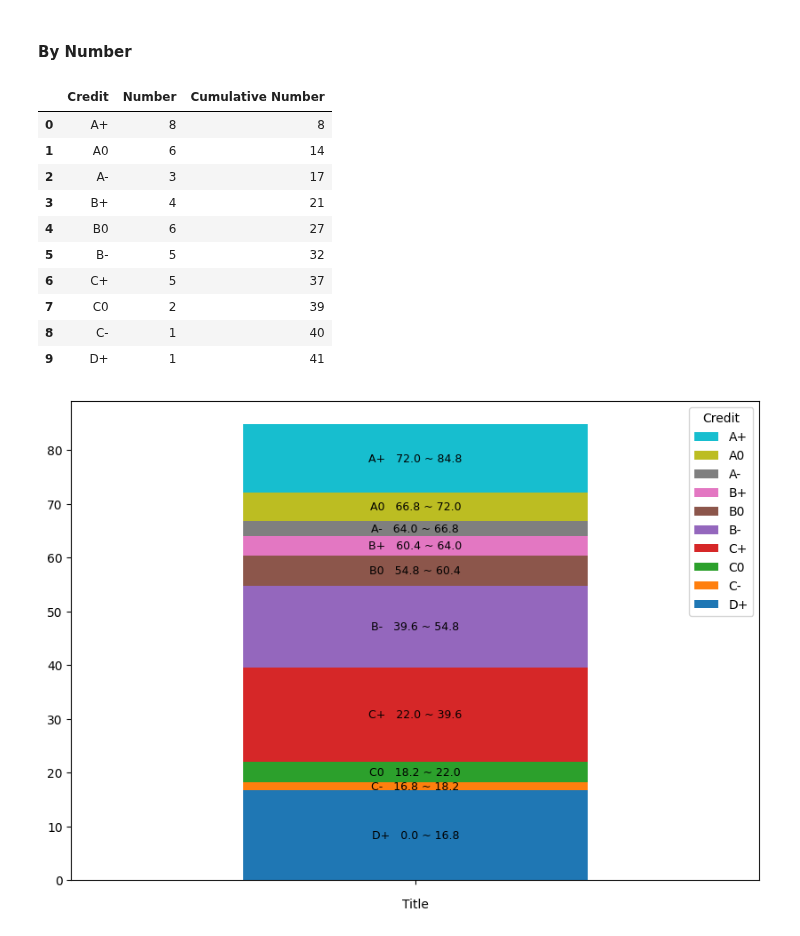
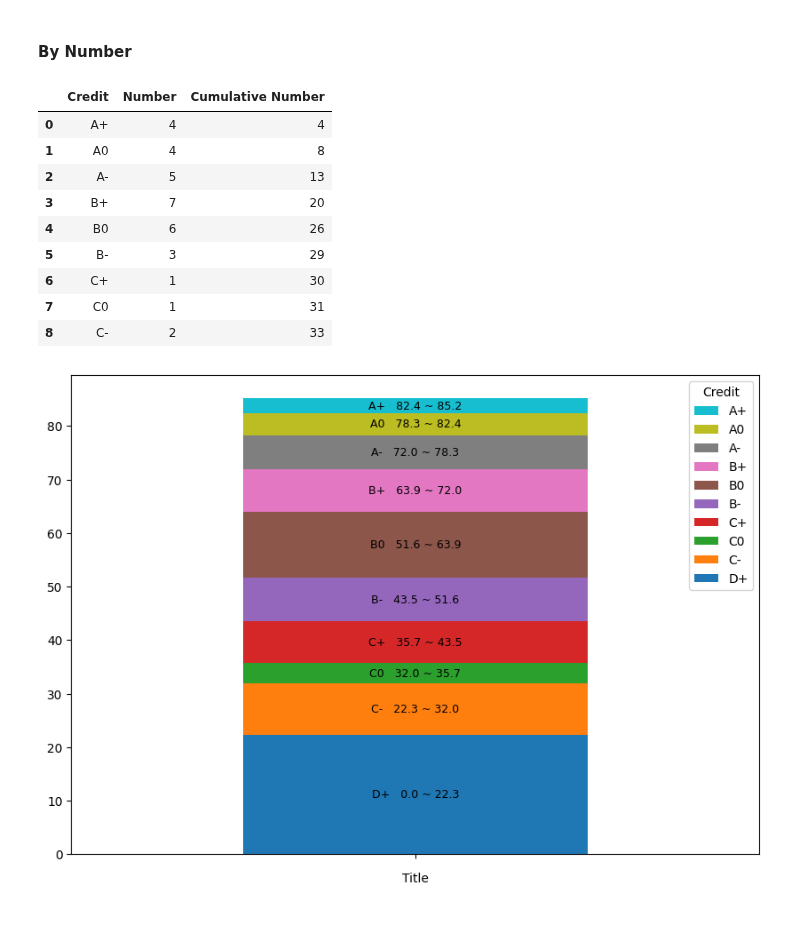
Before and after one commit to minseok0809/robotic-process-automation, a Jupyter notebook: school-automation/gpa_rating.ipynb, the cells around one changed output. Drawn from its saved outputs; the diff is of its cells as text; code cells hidden in the pictures.

```diff
--- a/school-automation/gpa_rating.ipynb
+++ b/school-automation/gpa_rating.ipynb
@@ -269,14 +23,0 @@ plt.savefig('gpa_score_stacked_graph.png')
-# %%
-# the_number_of_credit.reverse()
-label = 0
-multiple_list = []
-for i , j, k in zip(ax.containers, credit_list, the_number_of_credit):
-    labels = [x.get_height() for x in i][0]
-    label += labels
-    single_list = [j, str(math.floor(label - labels)) + " ~ " + str(math.floor(label)), k]
-    multiple_list.append(single_list)
-
-culumnative_df = pd.DataFrame(multiple_list).iloc[::-1].reset_index()
-del culumnative_df['index']
-culumnative_df.columns = ['Credit', 'Score', 'Number']
-culumnative_df
@@ -296,5 +23,0 @@ blank_df = pd.DataFrame(columns = ['', '', ''], index = ['', '', ''])
-# %%
-dfs = [abcd_credit, blank_df, culumnative_df]
-
-for d in dfs:
-    d.to_csv('강의 1 (보관용).csv', mode='a', index=False)
@@ -454,19 +154,18 @@ credit_ratio
 # %% [markdown]
 #### By Number
 # %%
-a_plus_number_of_students = 8
-a_zero_number_of_students = 6
-a_minus_number_of_students = 3
-b_plus_number_of_students = 4
+a_plus_number_of_students = 4
+a_zero_number_of_students = 4
+a_minus_number_of_students = 5
+b_plus_number_of_students = 7
 b_zero_number_of_students = 6
-b_minus_number_of_students = 5
-c_plus_number_of_students = 5
-c_zero_number_of_students = 2
-c_minus_number_of_students = 1
-d_plus_number_of_students = 1
+b_minus_number_of_students = 3
+c_plus_number_of_students = 1
+c_zero_number_of_students = 1
+c_minus_number_of_students = 2
 
 
-the_name_of_credit = ['A+', 'A0', 'A-', 'B+', 'B0', 'B-', 'C+', 'C0', 'C-', 'D+']
+the_name_of_credit = ['A+', 'A0', 'A-', 'B+', 'B0', 'B-', 'C+', 'C0', 'C-']
 the_number_of_credit = [a_plus_number_of_students,
                              a_zero_number_of_students,
                              a_minus_number_of_students,
@@ -475,8 +174,7 @@ the_number_of_credit = [a_plus_number_of_students,
                              b_minus_number_of_students,
                              c_plus_number_of_students,
                              c_zero_number_of_students,
-                             c_minus_number_of_students,
-                             d_plus_number_of_students]
+                             c_minus_number_of_students]
 
 the_cumulative_number_of_credit = np.cumsum(the_number_of_credit)
 
@@ -486,16 +184,15 @@ credit_ratio = pd.DataFrame({'Credit': the_name_of_credit,
 credit_ratio
 # %% [output]
 |  | Credit | Number | Cumulative Number |
-| 0 | A+ | 8 | 8 |
-| 1 | A0 | 6 | 14 |
-| 2 | A- | 3 | 17 |
-| 3 | B+ | 4 | 21 |
-| 4 | B0 | 6 | 27 |
-| 5 | B- | 5 | 32 |
-| 6 | C+ | 5 | 37 |
-| 7 | C0 | 2 | 39 |
-| 8 | C- | 1 | 40 |
-| 9 | D+ | 1 | 41 |
+| 0 | A+ | 4 | 4 |
+| 1 | A0 | 4 | 8 |
+| 2 | A- | 5 | 13 |
+| 3 | B+ | 7 | 20 |
+| 4 | B0 | 6 | 26 |
+| 5 | B- | 3 | 29 |
+| 6 | C+ | 1 | 30 |
+| 7 | C0 | 1 | 31 |
+| 8 | C- | 2 | 33 |
 # %%
 # a_plus_credit = exam_score_df.sort_values(by='석차', ascending=True)[:a_plus_number_of_students]
 a_plus_credit = exam_score_df.sort_values(by='석차', ascending=True)[:the_cumulative_number_of_credit[0]]
@@ -562,6 +260,6 @@ abcd_credit.to_excel("강의 1 (제출용).xlsx", index = False)
 abcd_credit_by_name_order.to_excel("강의 1 학점.xlsx", index = False)
 # %%
-exam_gpa_rating_df = pd.read_excel("강의 1 (제출용) 1.xlsx", engine='openpyxl')
+exam_gpa_rating_df = pd.read_excel("강의 1 학점 (제출용).xlsx", engine='openpyxl')
 # %%
 exam_a_plus_first = exam_gpa_rating_df[exam_gpa_rating_df['학점'] == 'A+']['총점'].values[0]
 exam_a_plus_last = exam_gpa_rating_df[exam_gpa_rating_df['학점'] == 'A+']['총점'].values[-1]
@@ -573,11 +271,13 @@ exam_b_minus_last = exam_gpa_rating_df[exam_gpa_rating_df['학점'] == 'B-']['
 exam_c_plus_last = exam_gpa_rating_df[exam_gpa_rating_df['학점'] == 'C+']['총점'].values[-1]
 exam_c_zero_last = exam_gpa_rating_df[exam_gpa_rating_df['학점'] == 'C0']['총점'].values[-1]
 exam_c_minus_last = exam_gpa_rating_df[exam_gpa_rating_df['학점'] == 'C-']['총점'].values[-1]
-exam_d_plus_last = exam_gpa_rating_df[exam_gpa_rating_df['학점'] == 'D+']['총점'].values[-1]
+# exam_d_plus_last = exam_gpa_rating_df[exam_gpa_rating_df['학점'] == 'D+']['총점'].values[-1]
 
 gpa = [" "]
 gpa = np.repeat(gpa, 10)
 credit_list = list(exam_gpa_rating_df['학점'].unique())
+credit_list.append('D+')
+credit_list.remove('F')
 credit_list.reverse()
 credit_value_list = [ exam_a_plus_first - exam_a_plus_last,
 exam_a_plus_last - exam_a_zero_last,
@@ -602,14 +302,14 @@ pivot_df = pivot_df[credit_list].copy()
 # %%
 ax = pivot_df.plot(kind="bar", stacked=True, legend='reverse', figsize=(10,7))
 label = 0
 for c, d in zip(ax.containers, credit_list):
     labels = [x.get_height() for x in c][0]
     label += labels
-    ax.bar_label(c, labels=[d + "   " + str(math.floor(label - labels)) + " ~ " + str(math.floor(label))],
+    ax.bar_label(c, labels=[d + "   " + str(round(label - labels, 1)) + " ~ " + str(round(label, 1))],
     label_type='center', fontsize=9)
 
 plt.savefig('gpa_score_stacked_graph.png')
 # %% [output]
-[figure, old version]
+[figure, new version]
 # %%
 the_number_of_credit.reverse()
```
Also changed, not shown: parts of 29 cells of this notebook, 1 other file.
